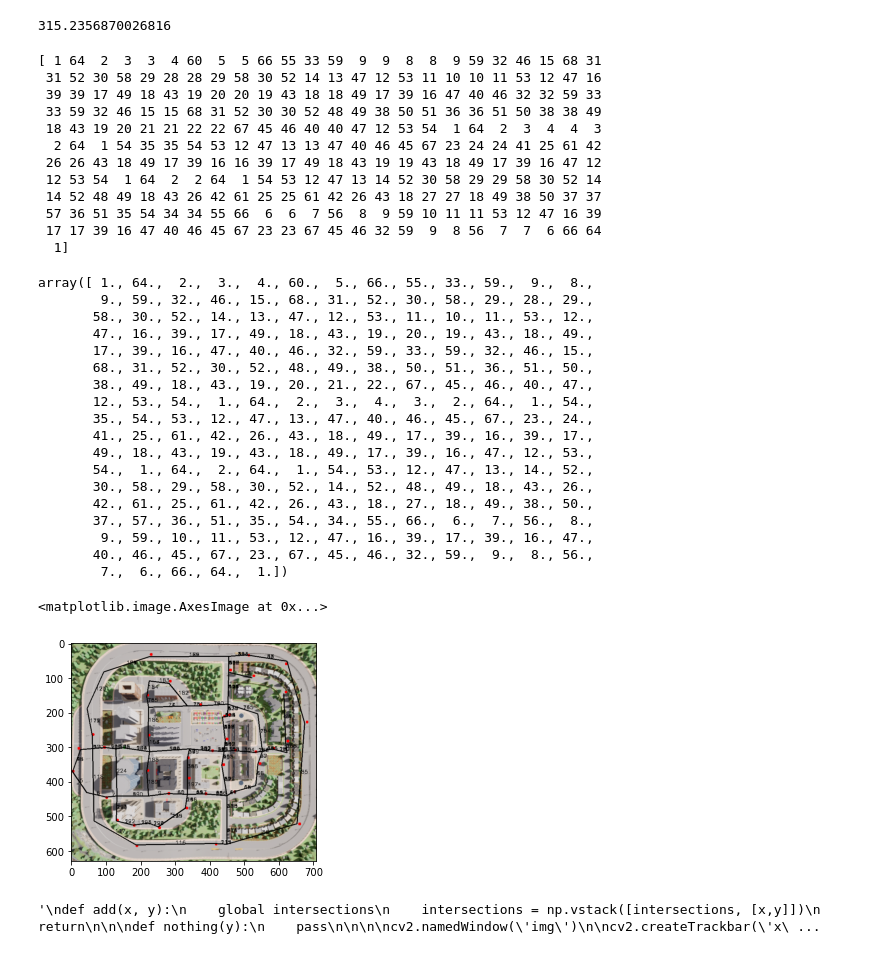
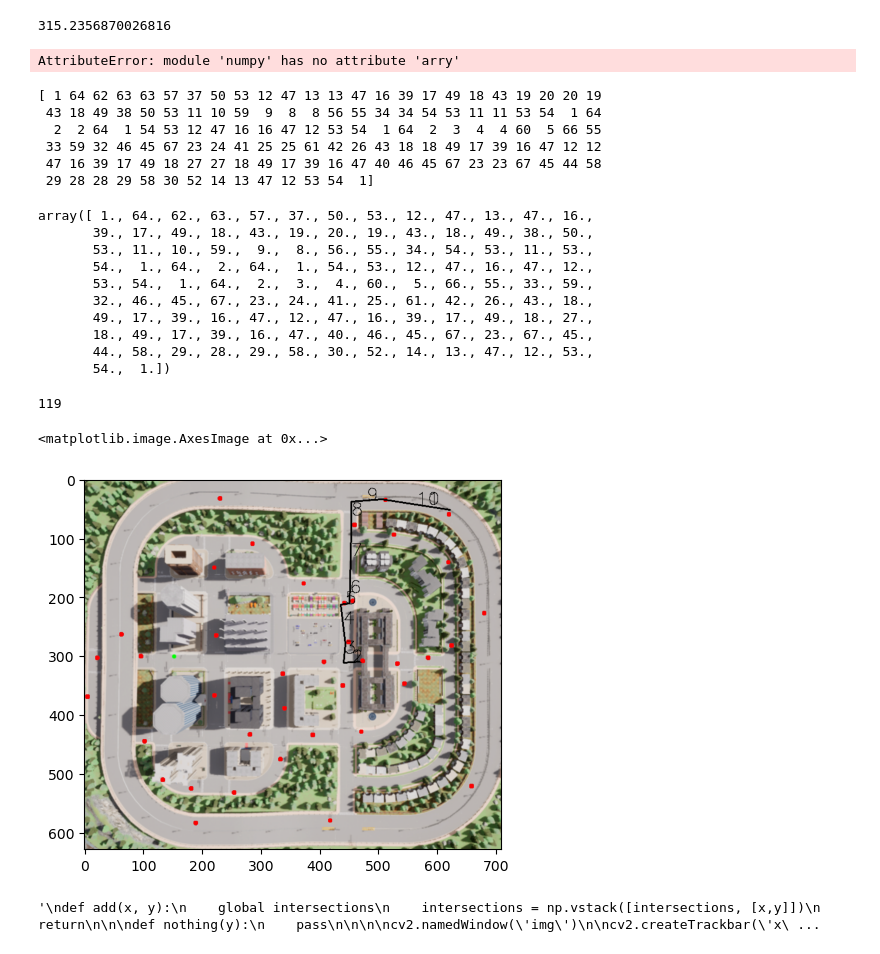
Before and after one commit to WelsonAA/shellpath, a Jupyter notebook: src/dallashNB.ipynb, the cells around one changed output. Cells and saved outputs as stored; diff of their text form; code cells hidden in the pictures.

```diff
--- a/src/dallashNB.ipynb
+++ b/src/dallashNB.ipynb
@@ -410,14 +410,14 @@ NofPop =  200
 
 
 
-SizeOfP = 40
+#SizeOfP = 40
 
 
 gorder= np.array([63, 11, 18, 27, 28, 20, 25, 23, 16, 13,  8 ,12 ,34,  4,  2])
 #gorder =np.arange(2,SizeOfP+1)
 SizeOfP = gorder.shape[0]+1
 gmin = float('inf')
-#caclCostOrderCircle(gorder)
+caclCostOrderCircle(gorder)
 #
 
 
@@ -445,7 +445,7 @@ def firstGen ():
 
     for i in range(NofPop):
         shuffeled = ordered
-        #np.random.shuffle(shuffeled)
+        np.random.shuffle(shuffeled)
 
 
         for k in range (SizeOfP):
@@ -710,6 +710,9 @@ print (dp[1][54]+dp[54][55]+dp[55][66]+dp[64][66] +dp[64][1])
 315.2356870026816
 # %%
 ##[ 1  2 36 12 16 20 27 18 25 23 15 13 11 34  8  4  1]
+gorder = np.arry([2, 63, 4, 34, 8, 12, 13, 16, 11, 23, 25, 20, 28, 27, 18 ])
+# %% [output]
+AttributeError: module 'numpy' has no attribute 'arry'
 # %%
 finalpath = getPath(1, gorder[0], ans = None)
 
@@ -721,18 +724,12 @@ for i in range (n-1):
 finalpath = np.concatenate( (finalpath, getPath( gorder[n-1],1, ans = None)), axis=None  )
 print(finalpath)
 # %% [output]
-[ 1 64  2  3  3  4 60  5  5 66 55 33 59  9  9  8  8  9 59 32 46 15 68 31
- 31 52 30 58 29 28 28 29 58 30 52 14 13 47 12 53 11 10 10 11 53 12 47 16
- 39 39 17 49 18 43 19 20 20 19 43 18 18 49 17 39 16 47 40 46 32 32 59 33
- 33 59 32 46 15 15 68 31 52 30 30 52 48 49 38 50 51 36 36 51 50 38 38 49
- 18 43 19 20 21 21 22 22 67 45 46 40 40 47 12 53 54  1 64  2  3  4  4  3
-  2 64  1 54 35 35 54 53 12 47 13 13 47 40 46 45 67 23 24 24 41 25 61 42
- 26 26 43 18 49 17 39 16 16 39 17 49 18 43 19 19 43 18 49 17 39 16 47 12
- 12 53 54  1 64  2  2 64  1 54 53 12 47 13 14 52 30 58 29 29 58 30 52 14
- 14 52 48 49 18 43 26 42 61 25 25 61 42 26 43 18 27 27 18 49 38 50 37 37
- 57 36 51 35 54 34 34 55 66  6  6  7 56  8  9 59 10 11 11 53 12 47 16 39
- 17 17 39 16 47 40 46 45 67 23 23 67 45 46 32 59  9  8 56  7  7  6 66 64
-  1]
+[ 1 64 62 63 63 57 37 50 53 12 47 13 13 47 16 39 17 49 18 43 19 20 20 19
+ 43 18 49 38 50 53 11 10 59  9  8  8 56 55 34 34 54 53 11 11 53 54  1 64
+  2  2 64  1 54 53 12 47 16 16 47 12 53 54  1 64  2  3  4  4 60  5 66 55
+ 33 59 32 46 45 67 23 24 41 25 25 61 42 26 43 18 18 49 17 39 16 47 12 12
+ 47 16 39 17 49 18 27 27 18 49 17 39 16 47 40 46 45 67 23 23 67 45 44 58
+ 29 28 28 29 58 30 52 14 13 47 12 53 54  1]
 # %%
 newfinalPath = np.array([])
 
@@ -745,50 +742,45 @@ for i in range (finalpath.shape[0]):
 finalpath= newfinalPath
 finalpath
 # %% [output]
-array([ 1., 64.,  2.,  3.,  4., 60.,  5., 66., 55., 33., 59.,  9.,  8.,
-        9., 59., 32., 46., 15., 68., 31., 52., 30., 58., 29., 28., 29.,
-       58., 30., 52., 14., 13., 47., 12., 53., 11., 10., 11., 53., 12.,
-       47., 16., 39., 17., 49., 18., 43., 19., 20., 19., 43., 18., 49.,
-       17., 39., 16., 47., 40., 46., 32., 59., 33., 59., 32., 46., 15.,
-       68., 31., 52., 30., 52., 48., 49., 38., 50., 51., 36., 51., 50.,
-       38., 49., 18., 43., 19., 20., 21., 22., 67., 45., 46., 40., 47.,
-       12., 53., 54.,  1., 64.,  2.,  3.,  4.,  3.,  2., 64.,  1., 54.,
-       35., 54., 53., 12., 47., 13., 47., 40., 46., 45., 67., 23., 24.,
-       41., 25., 61., 42., 26., 43., 18., 49., 17., 39., 16., 39., 17.,
-       49., 18., 43., 19., 43., 18., 49., 17., 39., 16., 47., 12., 53.,
-       54.,  1., 64.,  2., 64.,  1., 54., 53., 12., 47., 13., 14., 52.,
-       30., 58., 29., 58., 30., 52., 14., 52., 48., 49., 18., 43., 26.,
-       42., 61., 25., 61., 42., 26., 43., 18., 27., 18., 49., 38., 50.,
-       37., 57., 36., 51., 35., 54., 34., 55., 66.,  6.,  7., 56.,  8.,
-        9., 59., 10., 11., 53., 12., 47., 16., 39., 17., 39., 16., 47.,
-       40., 46., 45., 67., 23., 67., 45., 46., 32., 59.,  9.,  8., 56.,
-        7.,  6., 66., 64.,  1.])
+array([ 1., 64., 62., 63., 57., 37., 50., 53., 12., 47., 13., 47., 16.,
+       39., 17., 49., 18., 43., 19., 20., 19., 43., 18., 49., 38., 50.,
+       53., 11., 10., 59.,  9.,  8., 56., 55., 34., 54., 53., 11., 53.,
+       54.,  1., 64.,  2., 64.,  1., 54., 53., 12., 47., 16., 47., 12.,
+       53., 54.,  1., 64.,  2.,  3.,  4., 60.,  5., 66., 55., 33., 59.,
+       32., 46., 45., 67., 23., 24., 41., 25., 61., 42., 26., 43., 18.,
+       49., 17., 39., 16., 47., 12., 47., 16., 39., 17., 49., 18., 27.,
+       18., 49., 17., 39., 16., 47., 40., 46., 45., 67., 23., 67., 45.,
+       44., 58., 29., 28., 29., 58., 30., 52., 14., 13., 47., 12., 53.,
+       54.,  1.])
 # %%
 img = cv2.imread("img.png")
 #finalpath =  np.array([1,5,6])
 n = finalpath.shape[0]
 
 imgcopy = img
 c = 1
 
-for i in range (n-1):
+print(n)
+
+for i in range (9,20):
 
     s =  int (finalpath[i])
     d = int (finalpath[i+1])
     sx, sy = traslate(point= get_point(s))
     dx, dy = traslate(point= get_point(d))
 
     center = (int ((sx+dx)/2) , int ((sy+dy)/2))
-    cv2.putText(imgcopy, str(c), center, font,fontScale,(0,0,0),thickness, lineType)
+    cv2.putText(imgcopy, str(c), center, font,fontScale*2,(0,0,0),thickness, lineType)
 
     cv2.line(imgcopy, (sx,sy), (dx,dy), (0,0,0), 2)
     c+=1
 
 
 plt.imshow(imgcopy[:,:,::-1])
 # %% [output]
-<matplotlib.image.AxesImage at 0x...>
+119
+<matplotlib.image.AxesImage at 0x...>
-[figure, old version]
+[figure, new version]
 # %%
 '''
 def add(x, y):
```
Also changed, not shown: parts of 13 cells of this notebook.
